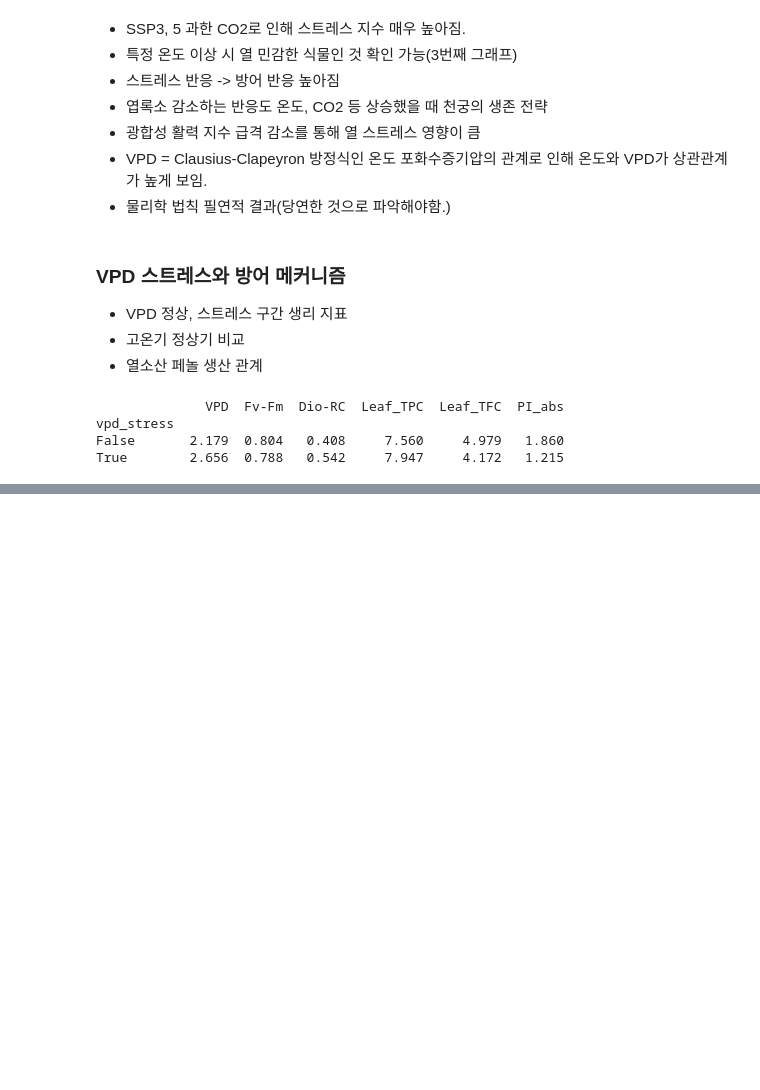
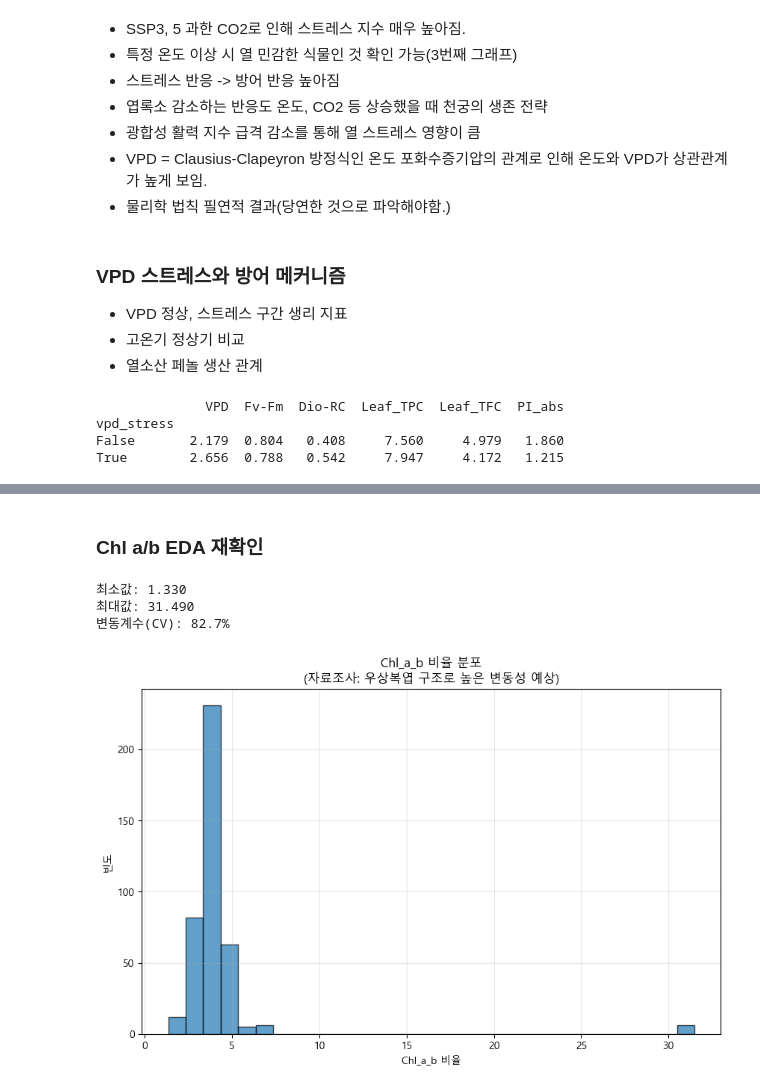
Before and after one commit to JaeHong-Jang/Data-Competition, a Jupyter notebook: Re_EDA.ipynb, the cells around one changed output, grey strips where cells are left out. Drawn from its saved outputs; the diff is of its cells as text; code cells hidden in the pictures; blank space fills up the shorter version.

```diff
--- a/Re_EDA.ipynb
+++ b/Re_EDA.ipynb
@@ -332,0 +547,21 @@ True        2.656  0.788   0.542     7.947     4.172   1.215
+# %% [markdown]
+### Chl a/b EDA 재확인
+# %%
+# 2. Chl_a_b 비율 실제 분포
+chl_ab_stats = df_merged['Chl_a_b'].describe()
+print(f"최소값: {chl_ab_stats['min']:.3f}")
+print(f"최대값: {chl_ab_stats['max']:.3f}")
+print(f"변동계수(CV): {(chl_ab_stats['std']/chl_ab_stats['mean']*100):.1f}%")
+
+plt.figure(figsize=(10, 6))
+plt.hist(df_merged['Chl_a_b'], bins=30, edgecolor='black', alpha=0.7)
+plt.xlabel('Chl_a_b 비율')
+plt.ylabel('빈도')
+plt.title('Chl_a_b 비율 분포\n(자료조사: 우상복엽 구조로 높은 변동성 예상)')
+plt.grid(True, alpha=0.3)
+plt.show()
+# %% [output]
+최소값: 1.330
+최대값: 31.490
+변동계수(CV): 82.7%
+[figure, added]
```
Also changed, not shown: parts of 30 cells of this notebook.
